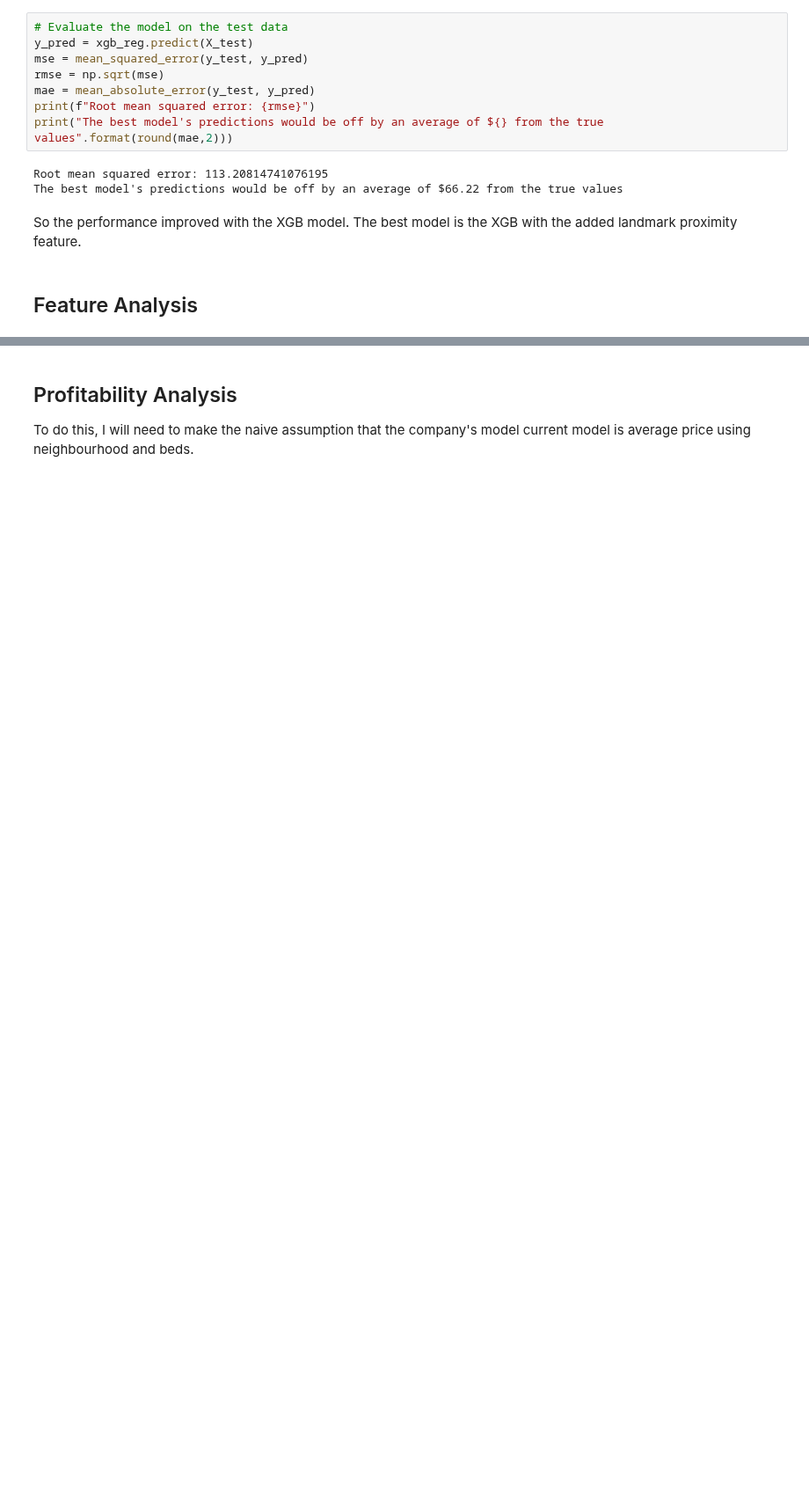
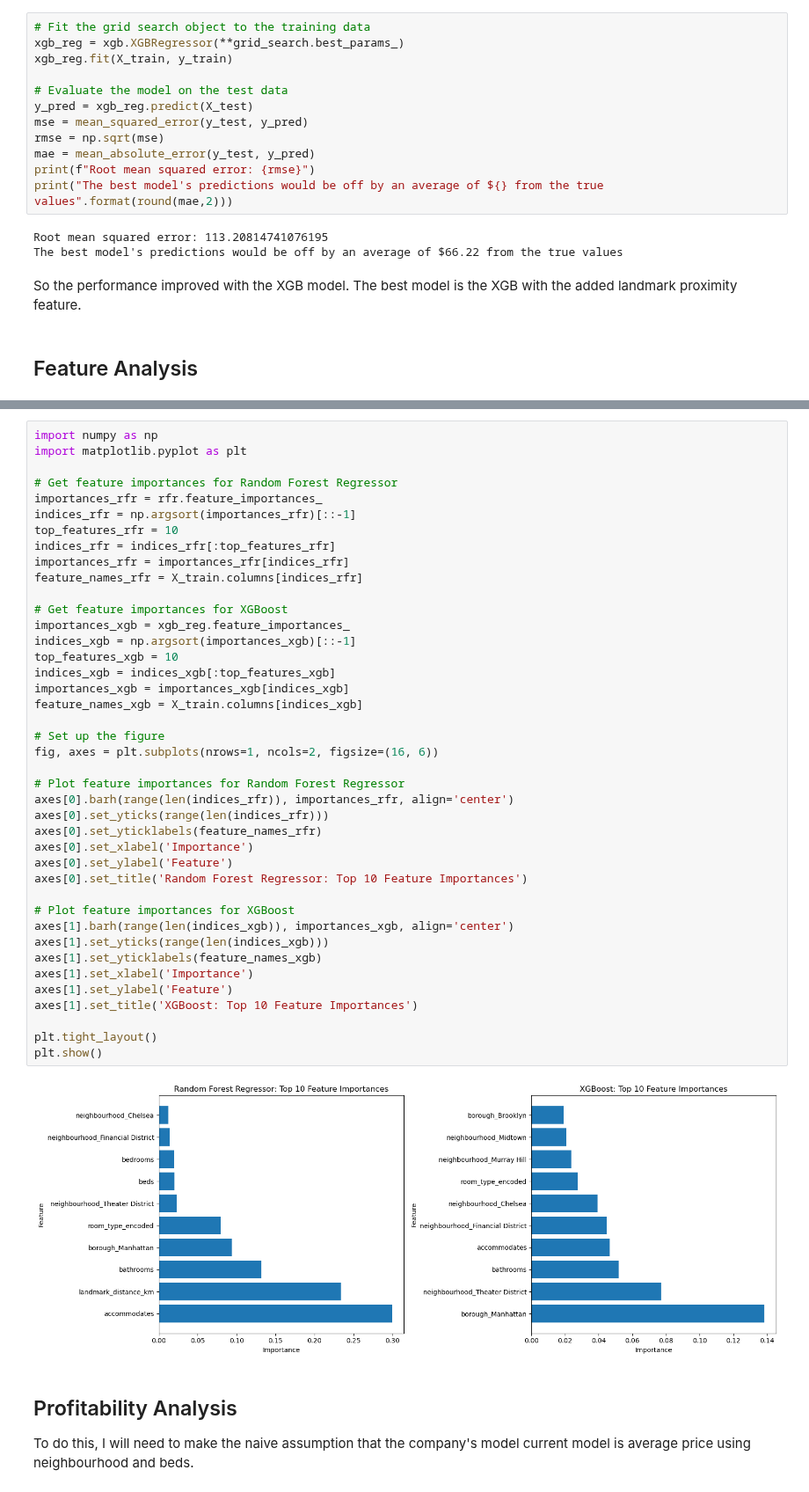
Before and after one commit to n-altawam/Sprinboard, a Jupyter notebook: Capstone 2/5. Modelling.ipynb, the cells around one changed output, grey strips where cells are left out. Shown at 88% size. Cells and saved outputs as stored; diff of their text form; blank space fills up the shorter version.

```diff
--- a/Capstone 2/5. Modelling.ipynb
+++ b/Capstone 2/5. Modelling.ipynb
@@ -248,4 +220,8 @@ XGBRegressor(base_score=None, booster=None, callbacks=None,
 # %%
+# Fit the grid search object to the training data
+xgb_reg = xgb.XGBRegressor(**grid_search.best_params_)
+xgb_reg.fit(X_train, y_train)
+
 # Evaluate the model on the test data
 y_pred = xgb_reg.predict(X_test)
 mse = mean_squared_error(y_test, y_pred)
@@ -290,3 +239,46 @@ plt.show()
+# %%
+import numpy as np
+import matplotlib.pyplot as plt
+
+# Get feature importances for Random Forest Regressor
+importances_rfr = rfr.feature_importances_
+indices_rfr = np.argsort(importances_rfr)[::-1]
+top_features_rfr = 10
+indices_rfr = indices_rfr[:top_features_rfr]
+importances_rfr = importances_rfr[indices_rfr]
+feature_names_rfr = X_train.columns[indices_rfr]
+
+# Get feature importances for XGBoost
+importances_xgb = xgb_reg.feature_importances_
+indices_xgb = np.argsort(importances_xgb)[::-1]
+top_features_xgb = 10
+indices_xgb = indices_xgb[:top_features_xgb]
+importances_xgb = importances_xgb[indices_xgb]
+feature_names_xgb = X_train.columns[indices_xgb]
+
+# Set up the figure
+fig, axes = plt.subplots(nrows=1, ncols=2, figsize=(16, 6))
+
+# Plot feature importances for Random Forest Regressor
+axes[0].barh(range(len(indices_rfr)), importances_rfr, align='center')
+axes[0].set_yticks(range(len(indices_rfr)))
+axes[0].set_yticklabels(feature_names_rfr)
+axes[0].set_xlabel('Importance')
+axes[0].set_ylabel('Feature')
+axes[0].set_title('Random Forest Regressor: Top 10 Feature Importances')
+
+# Plot feature importances for XGBoost
+axes[1].barh(range(len(indices_xgb)), importances_xgb, align='center')
+axes[1].set_yticks(range(len(indices_xgb)))
+axes[1].set_yticklabels(feature_names_xgb)
+axes[1].set_xlabel('Importance')
+axes[1].set_ylabel('Feature')
+axes[1].set_title('XGBoost: Top 10 Feature Importances')
+
+plt.tight_layout()
+plt.show()
+# %% [output]
+[figure, added]
 # %% [markdown]
 ## Profitability Analysis
 
```
Also changed, not shown: parts of 26 cells of this notebook.
